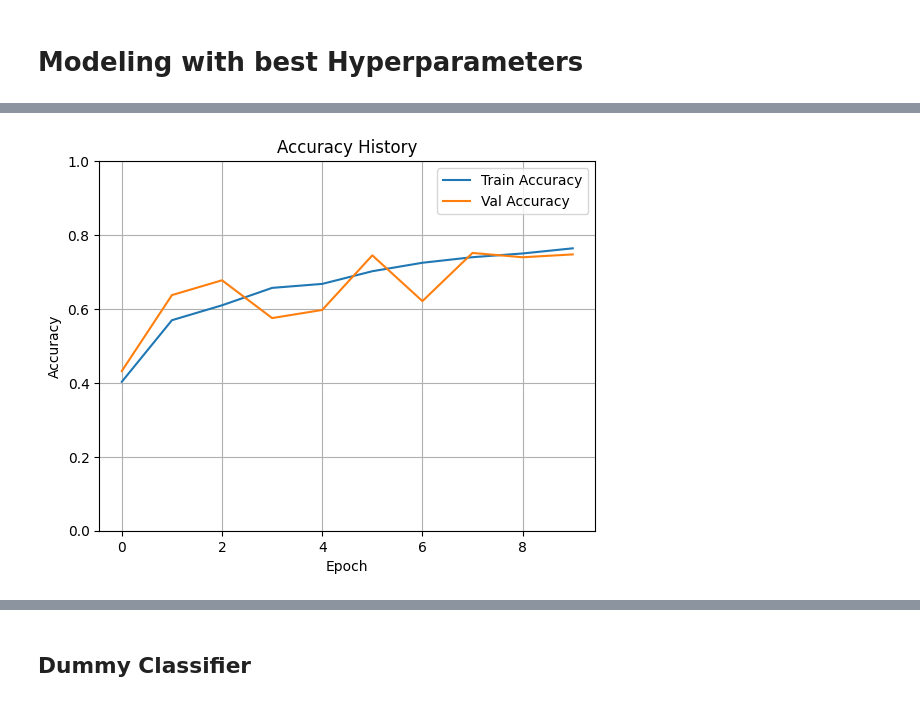
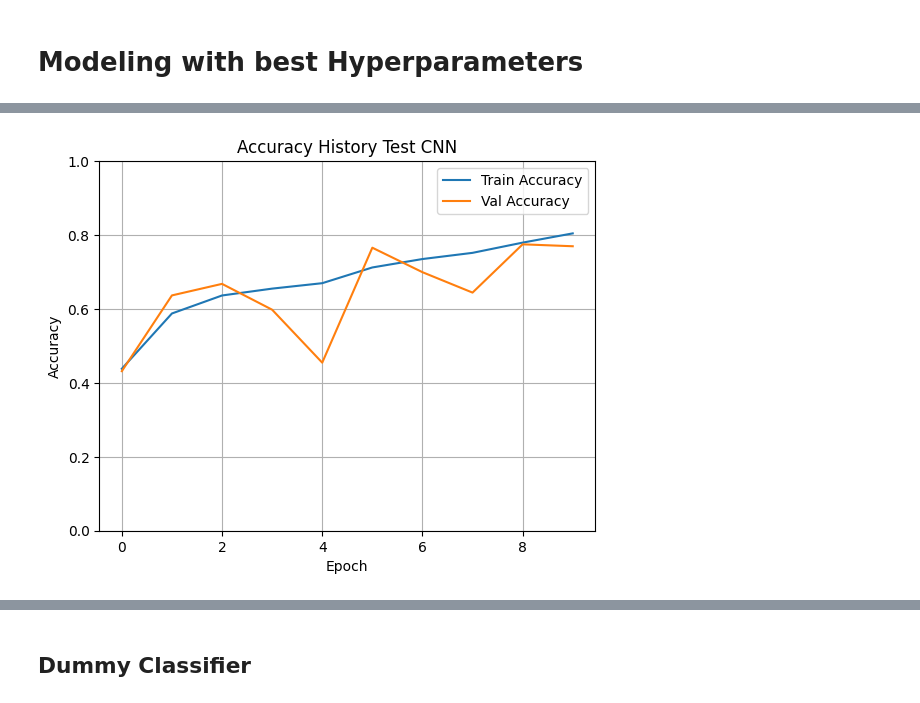
Before and after one commit to jasinwi22034/FaceClassification, a Jupyter notebook: faceclassification.ipynb, the cells around one changed output, grey strips where cells are left out. Drawn from its saved outputs; the diff is of its cells as text; code cells hidden in the pictures.

```diff
--- a/faceclassification.ipynb
+++ b/faceclassification.ipynb
@@ -323,4 +325,4 @@ def define_model(activation='relu', loss='sparse_categorical_crossentropy', num_
 
     return model
 # %%
-model = define_model()
+model_test = define_model()
@@ -401,6 +382,6 @@ Model: "functional_2"
 # %%
 
-history = model.fit(
+history_test = model_test.fit(
     X_train, y_train,
     validation_data=(X_test, y_test),
     epochs=10,
@@ -618,18 +649,18 @@ plt.show()
 # %%
 import matplotlib.pyplot as plt
 
-plt.plot(history.history['accuracy'], label='Train Accuracy')
-plt.plot(history.history['val_accuracy'], label='Val Accuracy')
+plt.plot(history_test.history['accuracy'], label='Train Accuracy')
+plt.plot(history_test.history['val_accuracy'], label='Val Accuracy')
 plt.xlabel('Epoch')
 plt.ylabel('Accuracy')
-plt.title('Accuracy History')
+plt.title('Accuracy History Test CNN')
 plt.ylim(0.0, 1.0)  # y-Achse fix auf [0, 1]
 plt.legend()
 plt.grid(True)
-plt.savefig("accuracy_history.png")
+plt.savefig("accuracy_history_test.png")
 plt.show()
 # %% [output]
-[figure, old version]
+[figure, new version]
 # %%
 from sklearn.metrics import confusion_matrix, ConfusionMatrixDisplay
 import numpy as np
```
Also changed, not shown: parts of 14 cells of this notebook.
